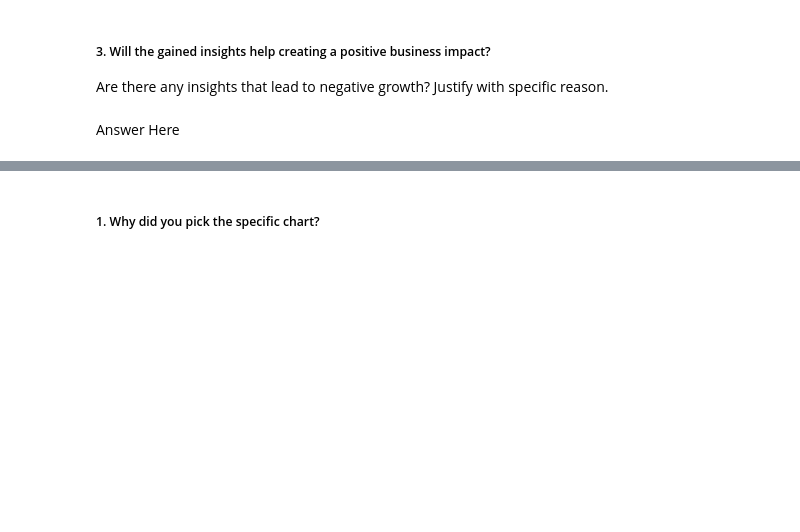
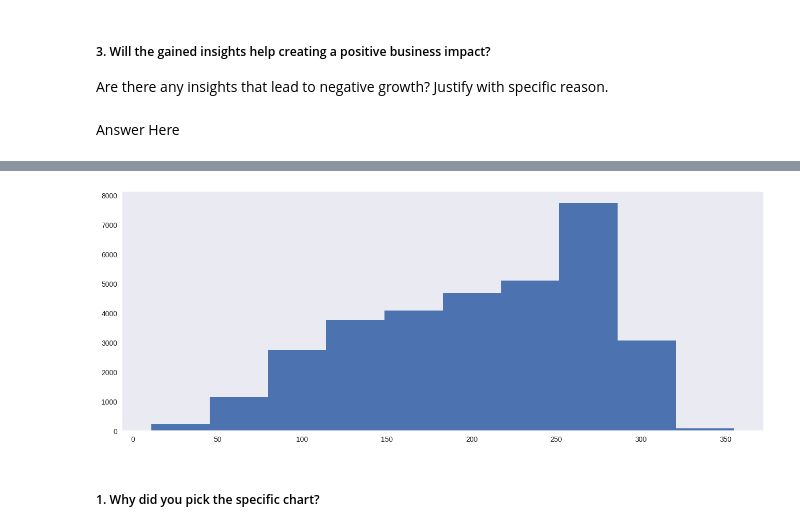
Before and after one commit to Vibhuguptampi/Coronavirus-Tweet-Sentiment-Analysis, a Jupyter notebook: Coronavirus_Tweet_Sentiment_Analysis.ipynb, the cells around one changed output, grey strips where cells are left out. Cells and saved outputs as stored; diff of their text form; code cells hidden in the pictures; blank space fills up the shorter version.

```diff
--- a/Coronavirus_Tweet_Sentiment_Analysis.ipynb
+++ b/Coronavirus_Tweet_Sentiment_Analysis.ipynb
@@ -402,3 +407,11 @@ Answer Here
+# %%
+plt.figure(figsize=(16,6))
+plt.grid()
+
+plt.hist(df['OriginalTweet'].str.len())
+plt.show()
+# %% [output]
+[figure, added]
 # %% [markdown]
 ##### 1. Why did you pick the specific chart?
 # %% [markdown]
```
Also changed, not shown: parts of 5 cells of this notebook.
